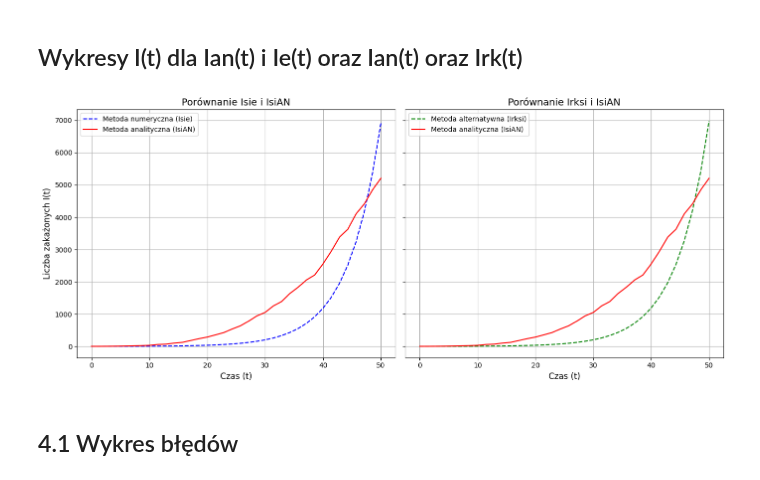
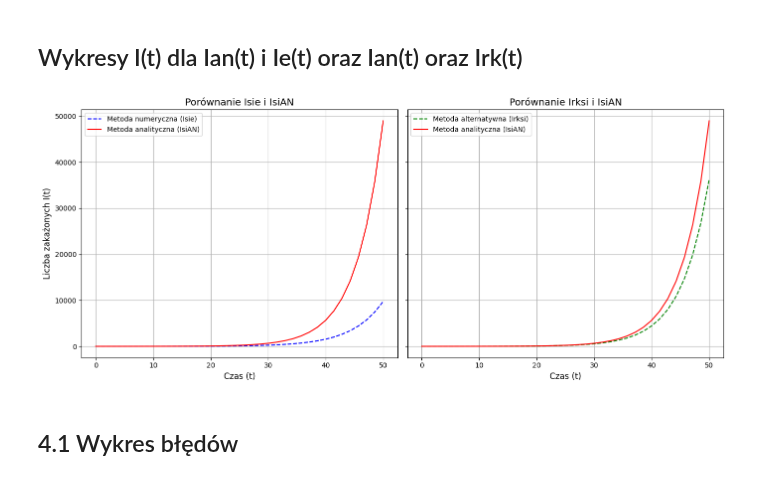
Before and after one commit to 277465/Modelowanie-Pandemii-Sars-cov-19, a Jupyter notebook: projekt.ipynb, the cells around one changed output. Saved outputs shown, nothing was run; the diff lists cells and outputs as text; code cells hidden in the pictures.

```diff
--- a/projekt.ipynb
+++ b/projekt.ipynb
@@ -411,8 +411,8 @@ def mse(params):
     return mse_infected + mse_recovered
 
 # Zakres wartości dla beta i gamma
-beta_values = np.linspace(0.15, 0.4, 400)  # 50 wartości beta w przedziale [0, 1]
-gamma_values = np.linspace(0, 0.1, 400)  # 50 wartości gamma w przedziale [0, 1]
+beta_values = np.linspace(0.15, 0.4, 1000)  # 50 wartości beta w przedziale [0, 1]
+gamma_values = np.linspace(0, 0.1, 1000)  # 50 wartości gamma w przedziale [0, 1]
 
 # Inicjalizacja zmiennych do przechowywania najlepszych wyników
 best_mse = float('inf')  # Najlepszy MSE
@@ -674,8 +674,8 @@ recovery_data = [0, 0, 0, 0, 0, 0, 0, 0, 1, 2, 3, 3, 4, 5, 5, 5, 5, 5, 7, 8,
                  10, 14, 16, 16, 18, 22, 31, 33, 43, 57, 71, 195, 228, 269, 320, 381]
 
 # Zakresy dla beta i gamma
-beta_range = np.linspace(0.15, 0.4, 400)  # Zakres wartości beta
-gamma_range = np.linspace(0.01, 0.1, 400)  # Zakres wartości gamma
+beta_range = np.linspace(0.15, 0.4, 1000)  # Zakres wartości beta
+gamma_range = np.linspace(0.01, 0.1, 1000)  # Zakres wartości gamma
 
 # Wyszukiwanie najlepszych wartości beta i gamma
 best_mse = np.inf
@@ -733,3 +739,37 @@ print(f"Najlepsze gamma: {best_gamma:.3f}")
+# %%
+import numpy as np
+import matplotlib.pyplot as plt
+
+# Dane rzeczywiste (przykład - należy zastąpić własnymi)
+infected_data = [1, 1, 3, 6, 11, 17, 22, 31, 51, 68, 104, 125, 177, 238, 287, 355, 425, 536, 634, 749, 901, 1051, 1221, 1389, 1638, 1862, 2055, 2311, 2554,
+                 2946, 3383, 3627, 4102, 4413, 4848, 5205]
+t = np.linspace(0, 36, 36)  # Czas w dniach
+N = 37_900_000  # Całkowita populacja
+I0 = 1  # Początkowa liczba zakażonych
+
+# Funkcja analityczna dla SI
+def SI_analytical(N, I0, beta, t):
+    S0 = N - I0
+    I_t = (I0 * np.exp(beta * t)) / (S0 + I0 * (np.exp(beta * t) - 1))
+    return I_t
+
+# Funkcja MSE
+def mse_loss(beta):
+    I_model = SI_analytical(N, I0, beta, t)  # Wyniki modelu
+    return np.mean((infected_data - I_model * N) ** 2)  # Obliczenie MSE
+
+# Zakres beta
+beta_values = np.linspace(0.2, 0.4, 1000)
+
+# Obliczenie MSE dla każdego beta
+mse_values = [mse_loss(beta) for beta in beta_values]
+
+# Znalezienie beta z minimalnym MSE
+best_beta_index = np.argmin(mse_values)
+#best_beta = beta_values[best_beta_index]
+best_beta = 0.3
+# Wyniki modelu z najlepszym beta
+IsiAN = SI_analytical(N, I0, best_beta, t) * N
 # %% [markdown]
 ## Obliczanie błędu dla metod Eulera i Rungego-Kutty
 
@@ -763,38 +803,36 @@ import numpy as np
 import math
 import matplotlib.pyplot as plt
 
-IsiAN = [1, 1, 3, 6, 11, 17, 22, 31, 57, 68, 100, 123, 180, 238, 287, 355, 425, 536, 634, 779, 941, 1051, 1251, 1389, 1638, 1832, 2055, 2211, 2554,
-                 2946, 3383, 3627, 4102, 4413, 4848, 5205]
 # Przykładowy wektor czasu (dopasowany do długości danych)
 t = np.linspace(0, 50, len(Iesi))  # Zakładamy równomierny czas próbkowania
 
 # Tworzenie wykresu
 fig, axs = plt.subplots(1, 2, figsize=(14, 6), sharey=True)
 
 # Wykres 1: Porównanie Isie i IsiAN
 axs[0].plot(t, Iesi, label='Metoda numeryczna (Isie)', linestyle='--', color='blue')
 axs[0].plot(t, IsiAN, label='Metoda analityczna (IsiAN)', linestyle='-', color='red')
 axs[0].set_title('Porównanie Isie i IsiAN', fontsize=14)
 axs[0].set_xlabel('Czas (t)', fontsize=12)
 axs[0].set_ylabel('Liczba zakażonych I(t)', fontsize=12)
 axs[0].legend(fontsize=10)
 axs[0].grid(True)
 
 # Wykres 2: Porównanie Irksi i IsiAN
 axs[1].plot(t, Irksi, label='Metoda alternatywna (Irksi)', linestyle='--', color='green')
 axs[1].plot(t, IsiAN, label='Metoda analityczna (IsiAN)', linestyle='-', color='red')
 axs[1].set_title('Porównanie Irksi i IsiAN', fontsize=14)
 axs[1].set_xlabel('Czas (t)', fontsize=12)
 axs[1].legend(fontsize=10)
 axs[1].grid(True)
 
 # Dostosowanie układu
 plt.tight_layout()
 
 # Wyświetlenie wykresów
 plt.show()
 # %% [output]
-[figure, old version]
+[figure, new version]
 # %% [markdown]
 ## 4.1 Wykres błędów
 # %%
```
Also changed, not shown: parts of 8 cells of this notebook.
